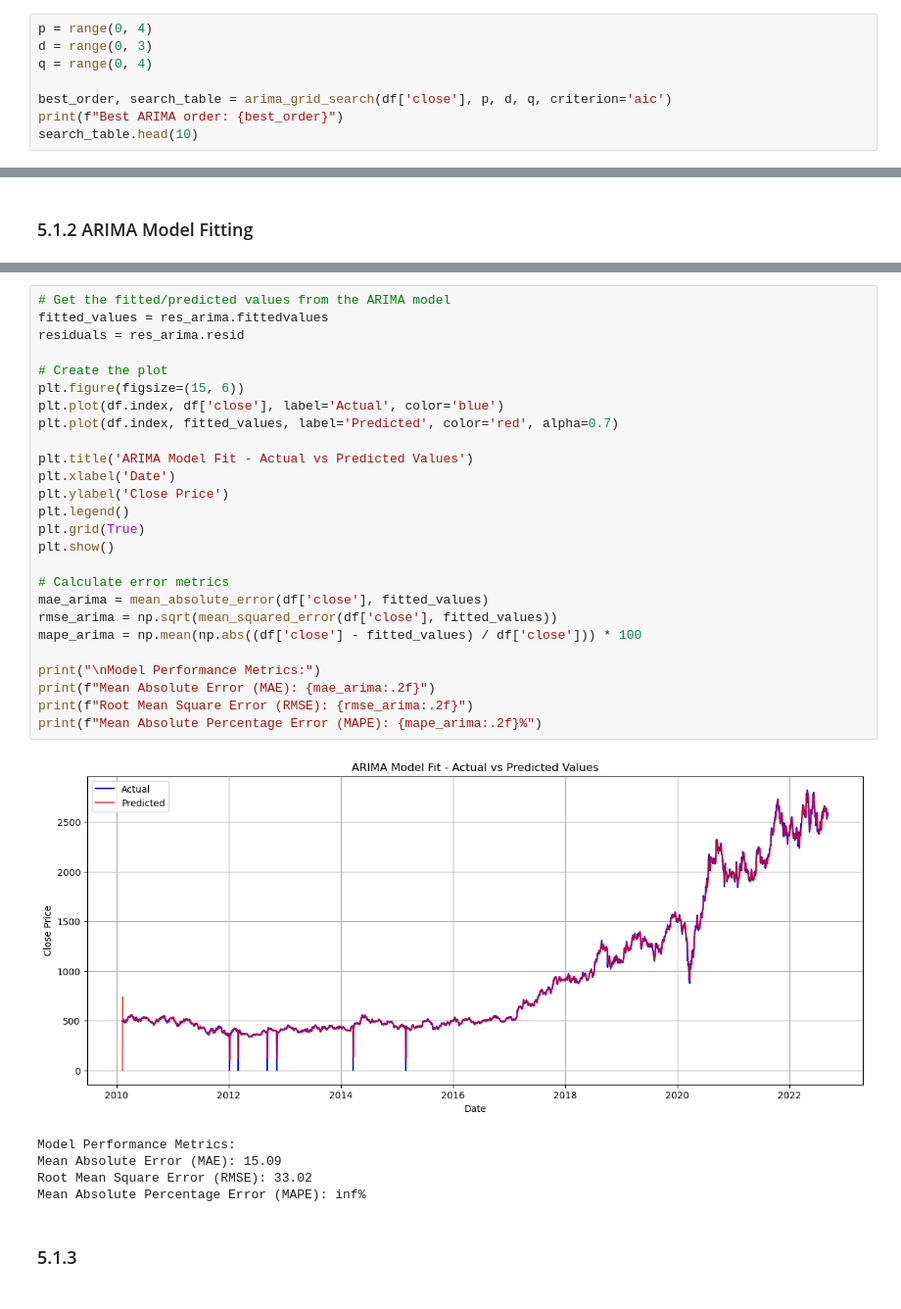
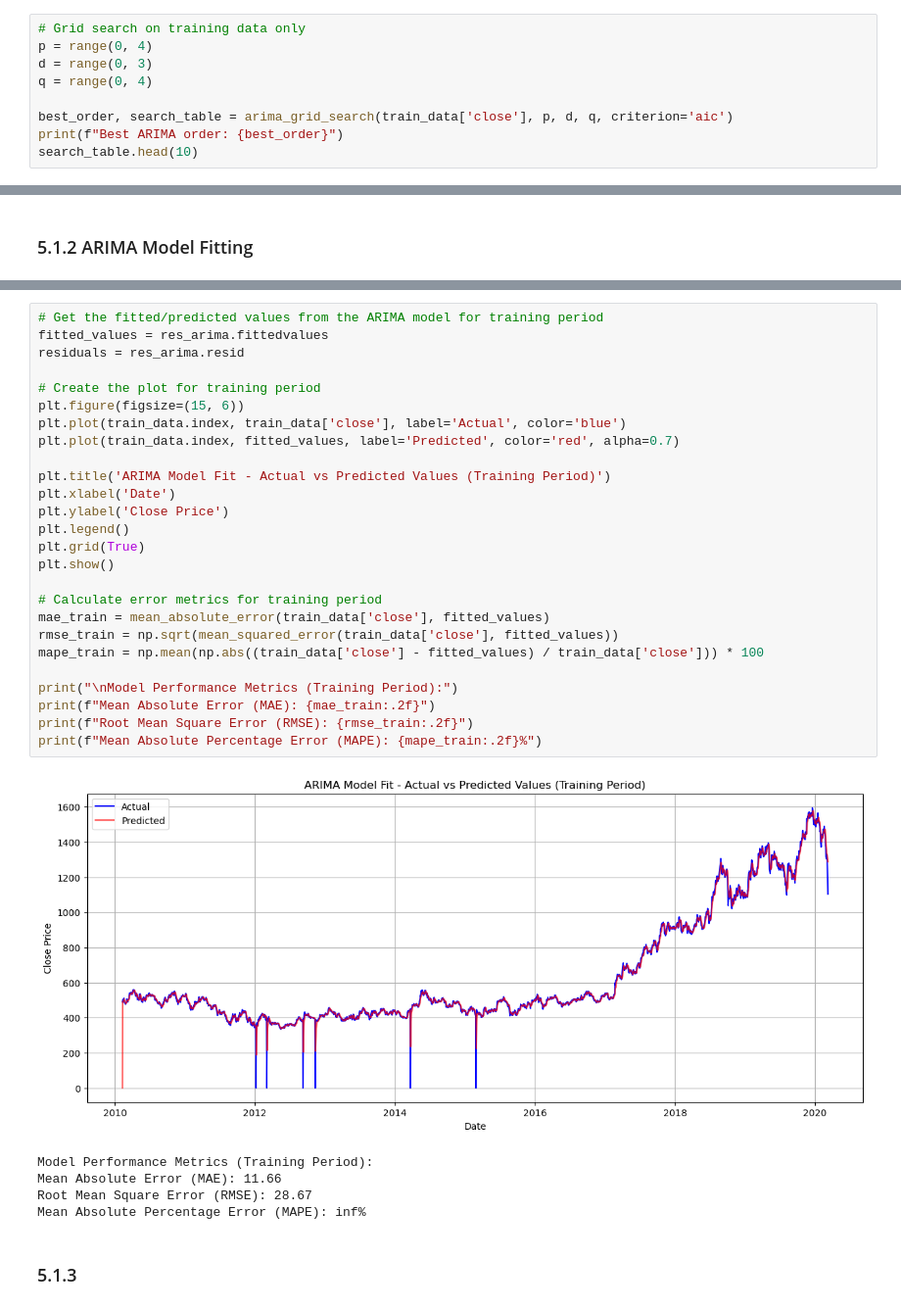
Before and after one commit to MamunurRahmanMoon/Stock_Price_Prediction_Time_Series_Forecasting, a Jupyter notebook: Time_Series_Forecastig_StockPrices_byMamunurRahmanMoon.ipynb, the cells around one changed output, grey strips where cells are left out. Shown at 98% size. Cells and saved outputs as stored; diff of their text form.

```diff
--- a/Time_Series_Forecastig_StockPrices_byMamunurRahmanMoon.ipynb
+++ b/Time_Series_Forecastig_StockPrices_byMamunurRahmanMoon.ipynb
@@ -286,11 +320,12 @@ def arima_grid_search(series, p_values, d_values, q_values, criterion='aic'):
     result_df = pd.DataFrame(results, columns=['order','AIC','BIC']).sort_values('AIC')
     return best_cfg, result_df
 # %%
+# Grid search on training data only
 p = range(0, 4)
 d = range(0, 3)
 q = range(0, 4)
 
-best_order, search_table = arima_grid_search(df['close'], p, d, q, criterion='aic')
+best_order, search_table = arima_grid_search(train_data['close'], p, d, q, criterion='aic')
 print(f"Best ARIMA order: {best_order}")
 search_table.head(10)
 # %% [output]
@@ -318,34 +382,34 @@ res_arima.plot_diagnostics(figsize=(12,6))
 # %%
-# Get the fitted/predicted values from the ARIMA model
+# Get the fitted/predicted values from the ARIMA model for training period
 fitted_values = res_arima.fittedvalues
 residuals = res_arima.resid
 
-# Create the plot
+# Create the plot for training period
 plt.figure(figsize=(15, 6))
-plt.plot(df.index, df['close'], label='Actual', color='blue')
-plt.plot(df.index, fitted_values, label='Predicted', color='red', alpha=0.7)
+plt.plot(train_data.index, train_data['close'], label='Actual', color='blue')
+plt.plot(train_data.index, fitted_values, label='Predicted', color='red', alpha=0.7)
 
-plt.title('ARIMA Model Fit - Actual vs Predicted Values')
+plt.title('ARIMA Model Fit - Actual vs Predicted Values (Training Period)')
 plt.xlabel('Date')
 plt.ylabel('Close Price')
 plt.legend()
 plt.grid(True)
 plt.show()
 
-# Calculate error metrics
-mae_arima = mean_absolute_error(df['close'], fitted_values)
-rmse_arima = np.sqrt(mean_squared_error(df['close'], fitted_values))
-mape_arima = np.mean(np.abs((df['close'] - fitted_values) / df['close'])) * 100
+# Calculate error metrics for training period
+mae_train = mean_absolute_error(train_data['close'], fitted_values)
+rmse_train = np.sqrt(mean_squared_error(train_data['close'], fitted_values))
+mape_train = np.mean(np.abs((train_data['close'] - fitted_values) / train_data['close'])) * 100
 
-print("\nModel Performance Metrics:")
-print(f"Mean Absolute Error (MAE): {mae_arima:.2f}")
-print(f"Root Mean Square Error (RMSE): {rmse_arima:.2f}")
-print(f"Mean Absolute Percentage Error (MAPE): {mape_arima:.2f}%")
+print("\nModel Performance Metrics (Training Period):")
+print(f"Mean Absolute Error (MAE): {mae_train:.2f}")
+print(f"Root Mean Square Error (RMSE): {rmse_train:.2f}")
+print(f"Mean Absolute Percentage Error (MAPE): {mape_train:.2f}%")
 # %% [output]
-[figure, old version]
+[figure, new version]
-Model Performance Metrics:
-Mean Absolute Error (MAE): 15.09
-Root Mean Square Error (RMSE): 33.02
+Model Performance Metrics (Training Period):
+Mean Absolute Error (MAE): 11.66
+Root Mean Square Error (RMSE): 28.67
 Mean Absolute Percentage Error (MAPE): inf%
 # %% [markdown]
 ### 5.1.3
```
Also changed, not shown: parts of 14 cells of this notebook.
